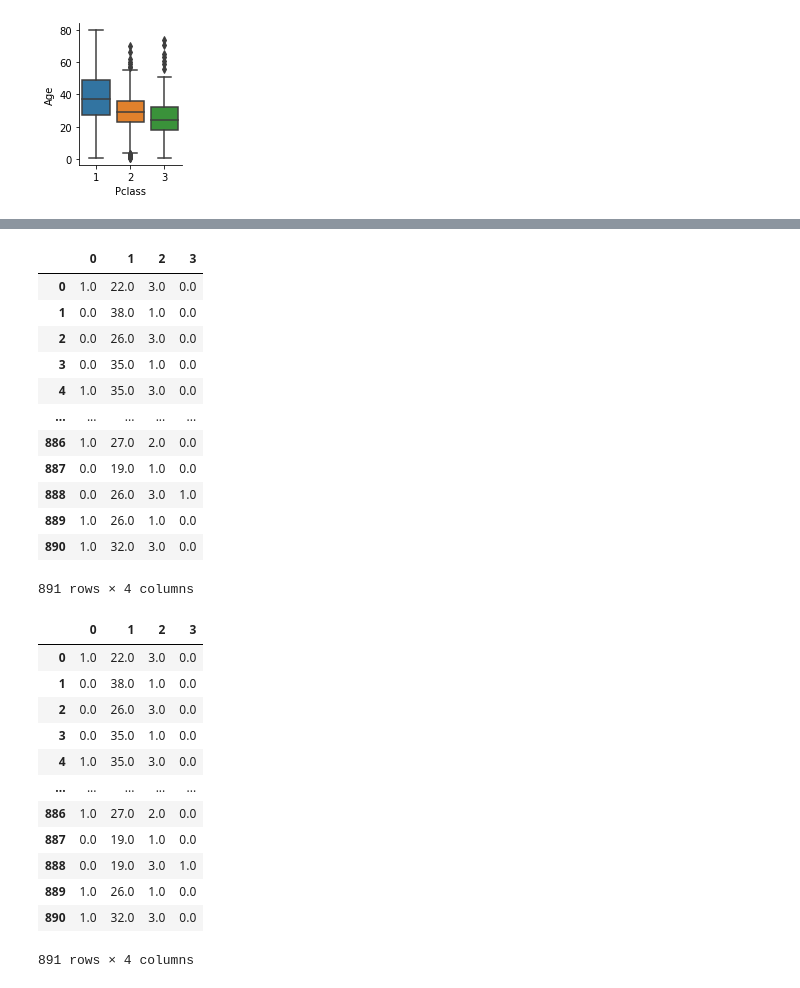
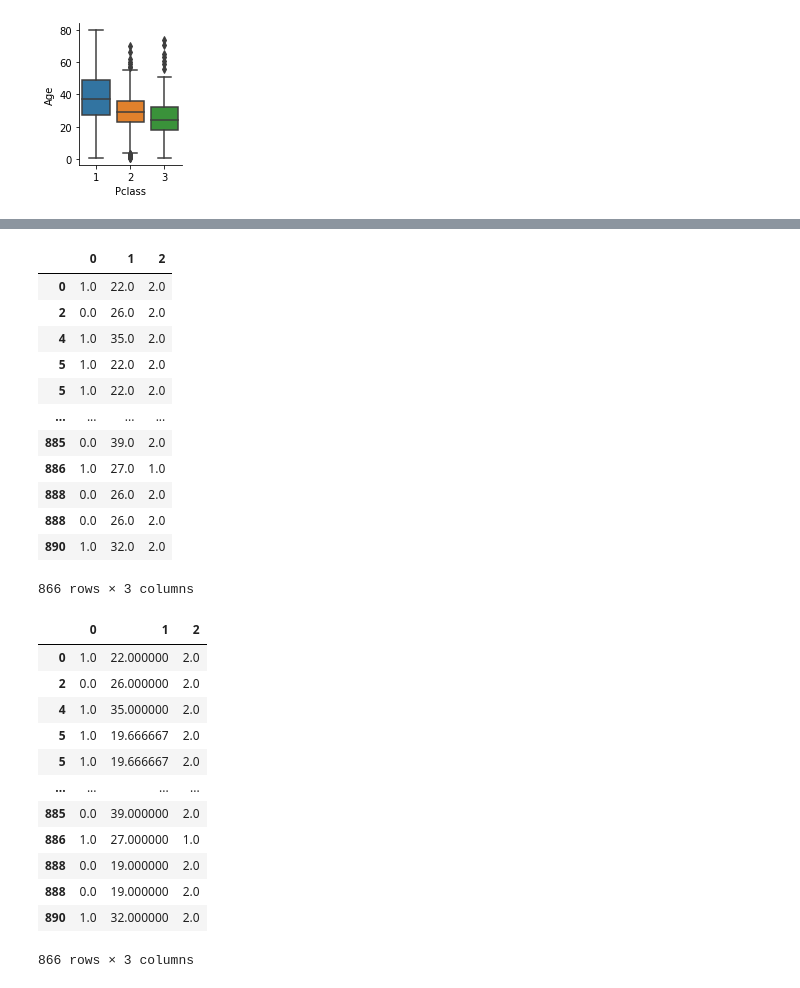
Before and after one commit to benao13/ML100Days, a Jupyter notebook: homework/D37-HW.ipynb, the cells around one changed output, grey strips where cells are left out. Cells and saved outputs as stored; diff of their text form; code cells hidden in the pictures.

```diff
--- a/homework/D37-HW.ipynb
+++ b/homework/D37-HW.ipynb
@@ -46,3 +46,6 @@ Ticket            0.000000
 Fare              0.000000
 Cabin             0.771044
 Embarked          0.002245
+# %%
+missing_index = df_train.isnull()
+display(df_train[missing_index.values==True])
@@ -64,6 +93,7 @@ g = sns.catplot("Pclass", "Age", data=df_train, kind="box", height=2.5, aspect=0
 # 離散轉連續資料
 le = preprocessing.LabelEncoder()
 df_train["Sex"] = le.fit_transform(df_train["Sex"])
+df_train["Pclass"] = le.fit_transform(df_train["Pclass"])
 display(df_train)
 # %% [output]
 |  | PassengerId | Survived | Pclass | Name | Sex | Age | SibSp | Parch | Ticket | Fare | ... |
@@ -95,46 +136,46 @@ np.where((df_train_cnum > 0) & (df_train_cnum < 0.05))
 # %%
 # 透過 KNN 進行補值
 # k=1, weights=uniform
 df_train_c1u = df_train_c.copy()
 num_neighbors = 1
-imputer = KNNImputer(n_neighbors=num_neighbors, add_indicator=True)
+imputer = KNNImputer(n_neighbors=num_neighbors)
 df_filled = pd.DataFrame(imputer.fit_transform(df_train_c1u))
-display(df_filled)
+display(df_filled[missing_index.values==True])
 # %% [output]
-|  | 0 | 1 | 2 | 3 |
-| 0 | 1.0 | 22.0 | 3.0 | 0.0 |
-| 1 | 0.0 | 38.0 | 1.0 | 0.0 |
-| 2 | 0.0 | 26.0 | 3.0 | 0.0 |
-| 3 | 0.0 | 35.0 | 1.0 | 0.0 |
-| 4 | 1.0 | 35.0 | 3.0 | 0.0 |
-| ... | ... | ... | ... | ... |
-| 886 | 1.0 | 27.0 | 2.0 | 0.0 |
-| 887 | 0.0 | 19.0 | 1.0 | 0.0 |
-| 888 | 0.0 | 26.0 | 3.0 | 1.0 |
-| 889 | 1.0 | 26.0 | 1.0 | 0.0 |
-| 890 | 1.0 | 32.0 | 3.0 | 0.0 |
+|  | 0 | 1 | 2 |
+| 0 | 1.0 | 22.0 | 2.0 |
+| 2 | 0.0 | 26.0 | 2.0 |
+| 4 | 1.0 | 35.0 | 2.0 |
+| 5 | 1.0 | 22.0 | 2.0 |
+| 5 | 1.0 | 22.0 | 2.0 |
+| ... | ... | ... | ... |
+| 885 | 0.0 | 39.0 | 2.0 |
+| 886 | 1.0 | 27.0 | 1.0 |
+| 888 | 0.0 | 26.0 | 2.0 |
+| 888 | 0.0 | 26.0 | 2.0 |
+| 890 | 1.0 | 32.0 | 2.0 |
-891 rows × 4 columns
+866 rows × 3 columns
 # %%
 # k=3, weights=uniform
 df_train_c3u = df_train_c.copy()
 num_neighbors = 3
-imputer = KNNImputer(n_neighbors=num_neighbors, add_indicator=True)
+imputer = KNNImputer(n_neighbors=num_neighbors)
 df_filled = pd.DataFrame(imputer.fit_transform(df_train_c3u))
-display(df_filled)
+display(df_filled[missing_index.values==True])
 # %% [output]
-|  | 0 | 1 | 2 | 3 |
-| 0 | 1.0 | 22.0 | 3.0 | 0.0 |
-| 1 | 0.0 | 38.0 | 1.0 | 0.0 |
-| 2 | 0.0 | 26.0 | 3.0 | 0.0 |
-| 3 | 0.0 | 35.0 | 1.0 | 0.0 |
-| 4 | 1.0 | 35.0 | 3.0 | 0.0 |
-| ... | ... | ... | ... | ... |
-| 886 | 1.0 | 27.0 | 2.0 | 0.0 |
-| 887 | 0.0 | 19.0 | 1.0 | 0.0 |
-| 888 | 0.0 | 19.0 | 3.0 | 1.0 |
-| 889 | 1.0 | 26.0 | 1.0 | 0.0 |
-| 890 | 1.0 | 32.0 | 3.0 | 0.0 |
+|  | 0 | 1 | 2 |
+| 0 | 1.0 | 22.000000 | 2.0 |
+| 2 | 0.0 | 26.000000 | 2.0 |
+| 4 | 1.0 | 35.000000 | 2.0 |
+| 5 | 1.0 | 19.666667 | 2.0 |
+| 5 | 1.0 | 19.666667 | 2.0 |
+| ... | ... | ... | ... |
+| 885 | 0.0 | 39.000000 | 2.0 |
+| 886 | 1.0 | 27.000000 | 1.0 |
+| 888 | 0.0 | 19.000000 | 2.0 |
+| 888 | 0.0 | 19.000000 | 2.0 |
+| 890 | 1.0 | 32.000000 | 2.0 |
-891 rows × 4 columns
+866 rows × 3 columns
 # %%
 # k=1, weights=distance
 df_train_c1d = df_train_c.copy()
```
Also changed, not shown: parts of 7 cells of this notebook.
